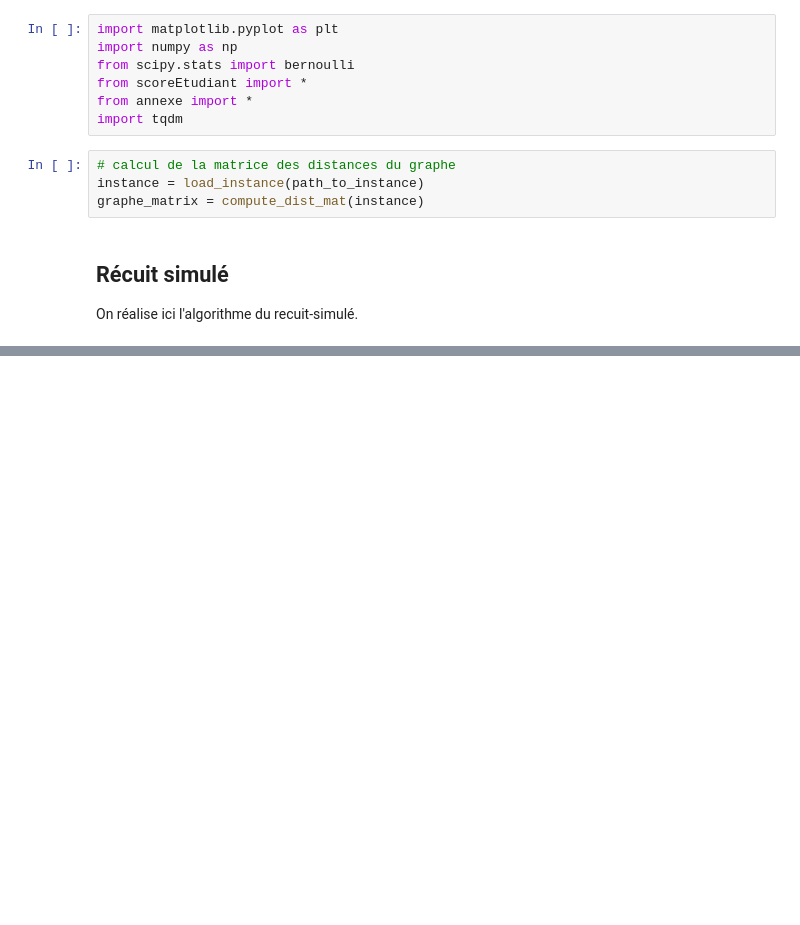
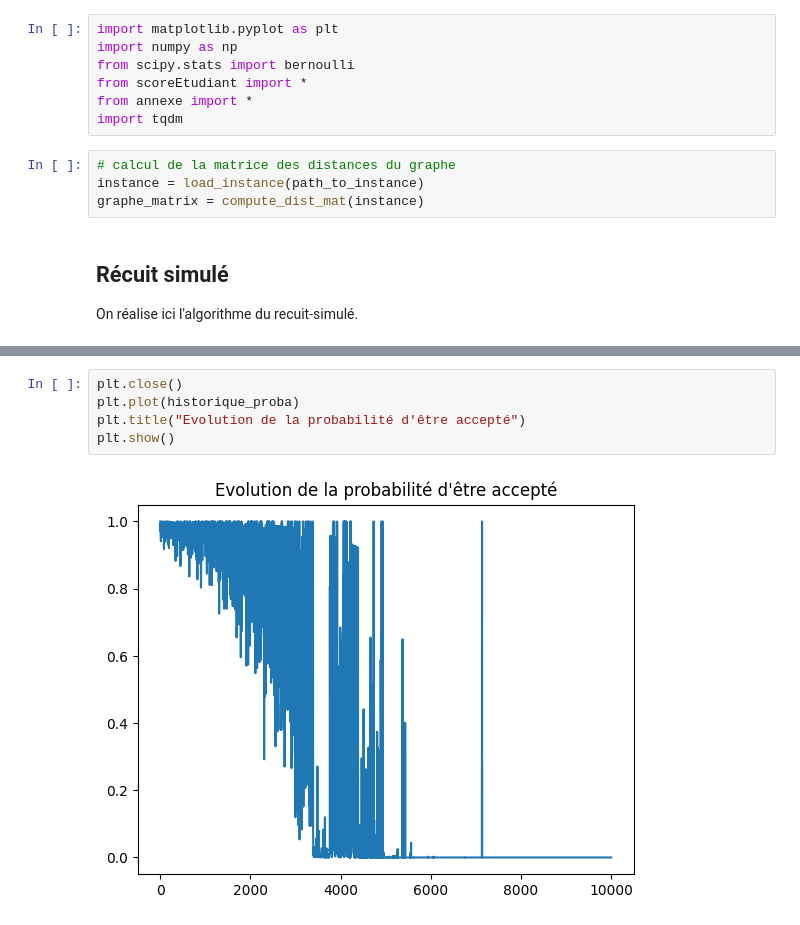
Before and after one commit to jupiterMJM/cplt_sci_metaheuristique, a Jupyter notebook: brouillon.ipynb, the cells around one changed output, grey strips where cells are left out. Drawn from its saved outputs; the diff is of its cells as text; blank space fills up the shorter version.

```diff
--- a/brouillon.ipynb
+++ b/brouillon.ipynb
@@ -92,0 +127,7 @@ print("[INFO] Simulation terminée")
+# %%
+plt.close()
+plt.plot(historique_proba)
+plt.title("Evolution de la probabilité d'être accepté")
+plt.show()
+# %% [output]
+[figure, added]
```
Also changed, not shown: parts of 8 cells of this notebook.
